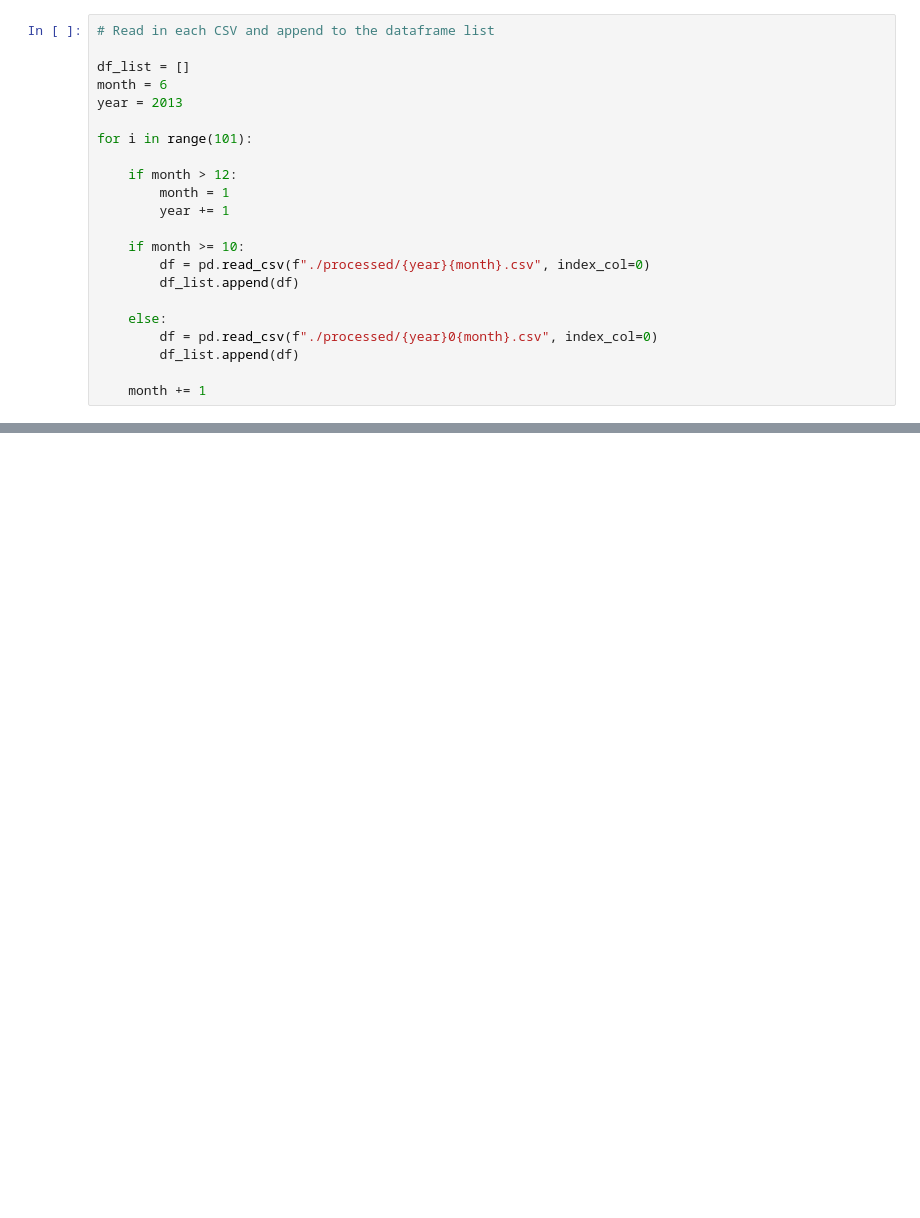
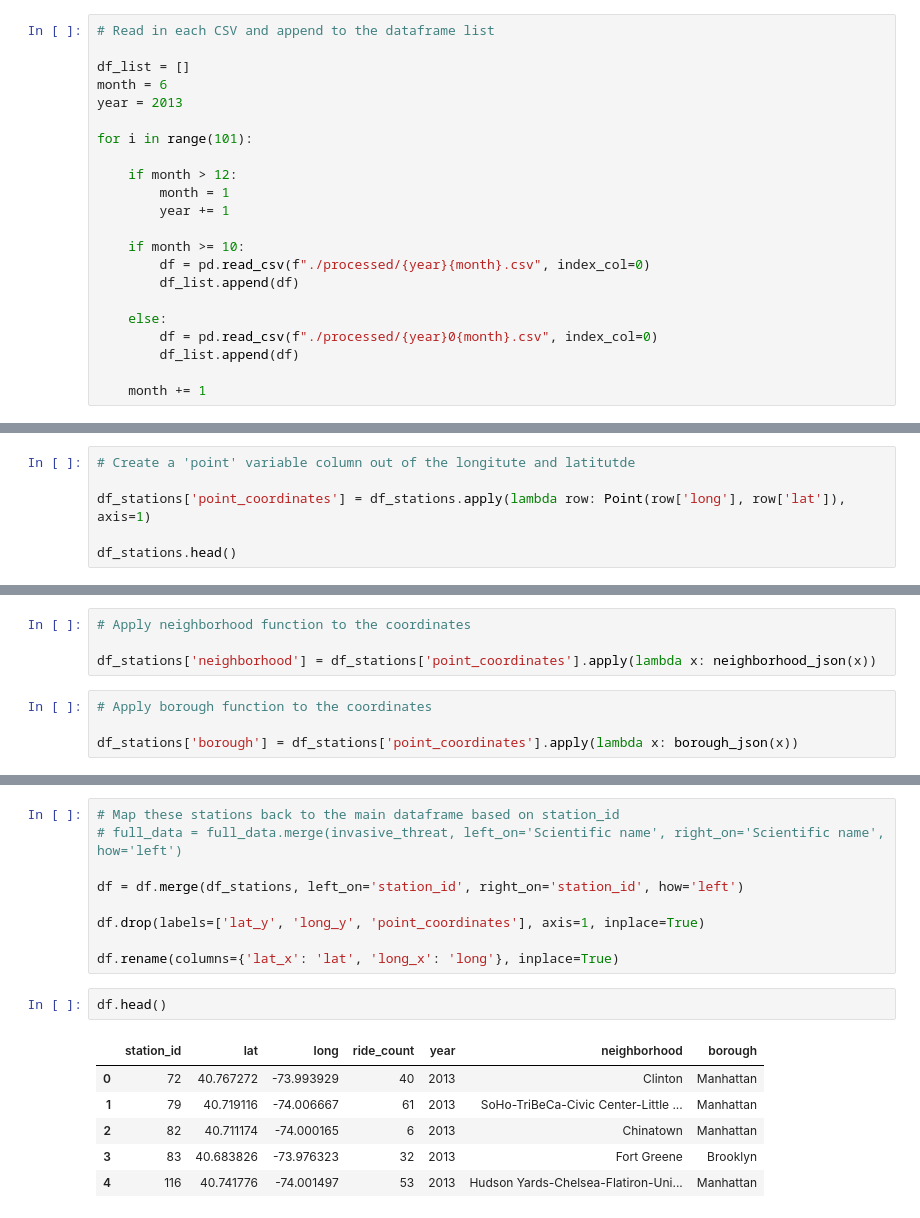
Before and after one commit to marvelje/citibike_ridership_project, a Jupyter notebook: citibike_data_consolidation.ipynb, the cells around one changed output, grey strips where cells are left out. Cells and saved outputs as stored; diff of their text form; blank space fills up the shorter version.

Commit message:
map neighborhood and borough

```diff
--- a/citibike_data_consolidation.ipynb
+++ b/citibike_data_consolidation.ipynb
@@ -94,0 +377,6 @@ df_final['neighborhood'] = df_final.apply(lambda row: get_neighborhood(row['lat'
+# %%
+# Create a 'point' variable column out of the longitute and latitutde
+
+df_stations['point_coordinates'] = df_stations.apply(lambda row: Point(row['long'], row['lat']), axis=1)
+
+df_stations.head()
@@ -94,0 +390,8 @@ df_final['neighborhood'] = df_final.apply(lambda row: get_neighborhood(row['lat'
+# %%
+# Apply neighborhood function to the coordinates
+
+df_stations['neighborhood'] = df_stations['point_coordinates'].apply(lambda x: neighborhood_json(x))
+# %%
+# Apply borough function to the coordinates
+
+df_stations['borough'] = df_stations['point_coordinates'].apply(lambda x: borough_json(x))
@@ -94,0 +432,18 @@ df_final['neighborhood'] = df_final.apply(lambda row: get_neighborhood(row['lat'
+# %%
+# Map these stations back to the main dataframe based on station_id
+# full_data = full_data.merge(invasive_threat, left_on='Scientific name', right_on='Scientific name', how='left')
+
+df = df.merge(df_stations, left_on='station_id', right_on='station_id', how='left')
+
+df.drop(labels=['lat_y', 'long_y', 'point_coordinates'], axis=1, inplace=True)
+
+df.rename(columns={'lat_x': 'lat', 'long_x': 'long'}, inplace=True)
+# %%
+df.head()
+# %% [output]
+|  | station_id | lat | long | ride_count | year | neighborhood | borough |
+| 0 | 72 | 40.767272 | -73.993929 | 40 | 2013 | Clinton | Manhattan |
+| 1 | 79 | 40.719116 | -74.006667 | 61 | 2013 | SoHo-TriBeCa-Civic Center-Little ... | Manhattan |
+| 2 | 82 | 40.711174 | -74.000165 | 6 | 2013 | Chinatown | Manhattan |
+| 3 | 83 | 40.683826 | -73.976323 | 32 | 2013 | Fort Greene | Brooklyn |
+| 4 | 116 | 40.741776 | -74.001497 | 53 | 2013 | Hudson Yards-Chelsea-Flatiron-Uni... | Manhattan |
```
Also changed, not shown: parts of 47 cells of this notebook, 1 other file.
